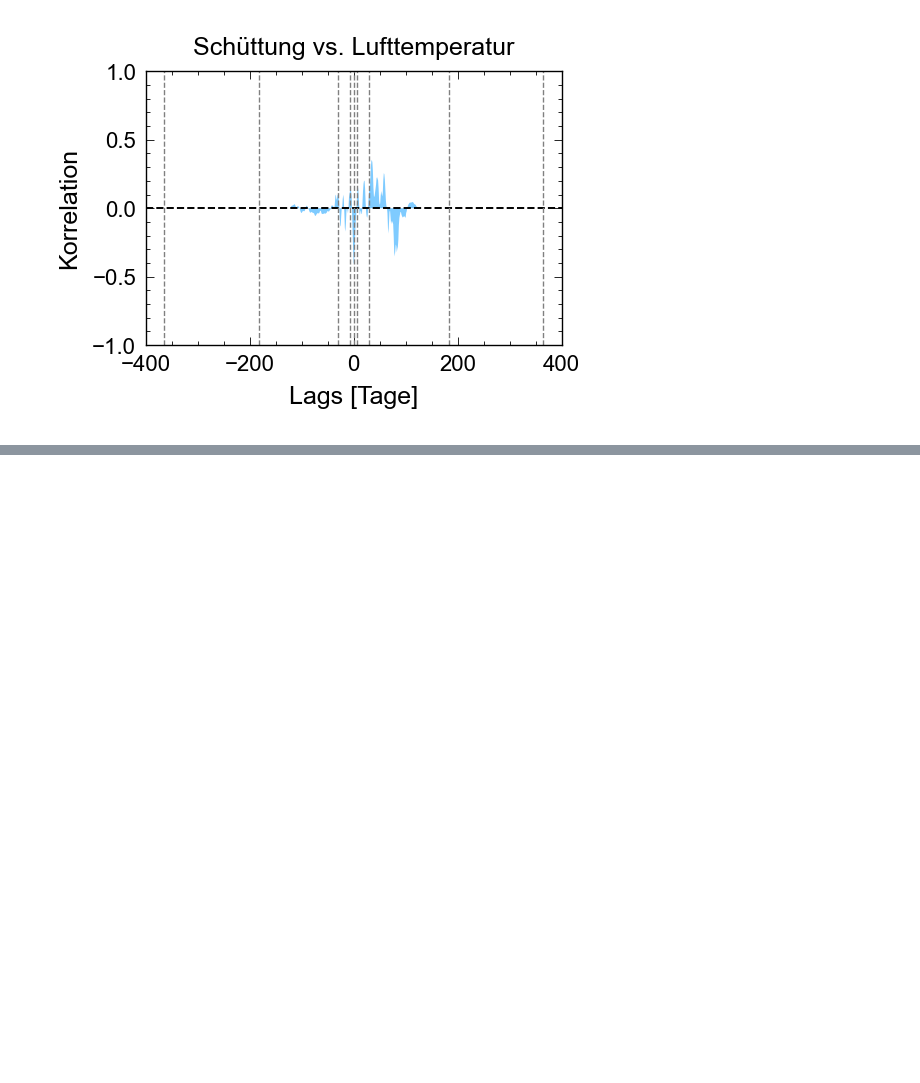
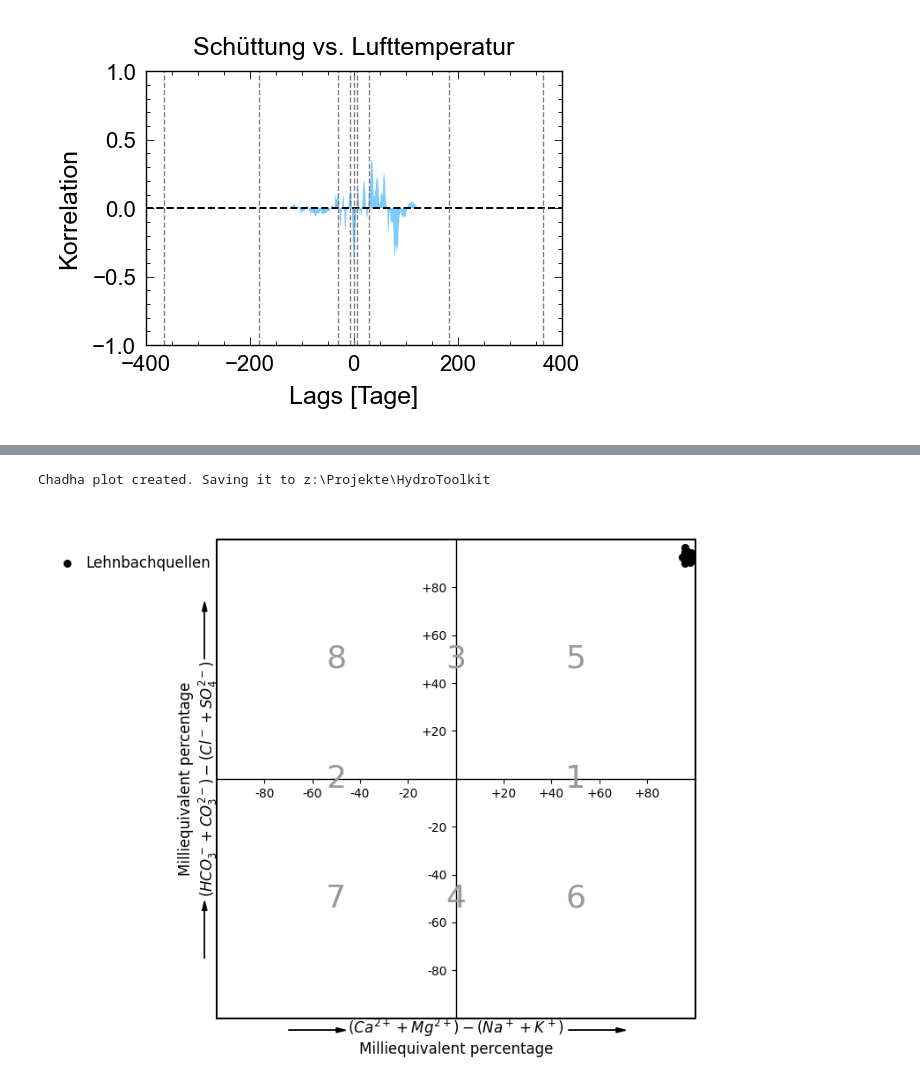
Before and after one commit to paultoechterle/HydroToolkit, a Jupyter notebook: Example_Use.ipynb, the cells around one changed output, grey strips where cells are left out. Cells and saved outputs as stored; diff of their text form; code cells hidden in the pictures; blank space fills up the shorter version.

```diff
--- a/Example_Use.ipynb
+++ b/Example_Use.ipynb
@@ -296,0 +271,5 @@ plt.savefig('plots/' + X.metadata['Messstelle'] + '_Skalogramm.png')
+# %%
+X.plot_chemisty(kind='chadha', path='')
+# %% [output]
+Chadha plot created. Saving it to z:\Projekte\HydroToolkit
+[figure, added]
```
Also changed, not shown: parts of 15 cells of this notebook.
